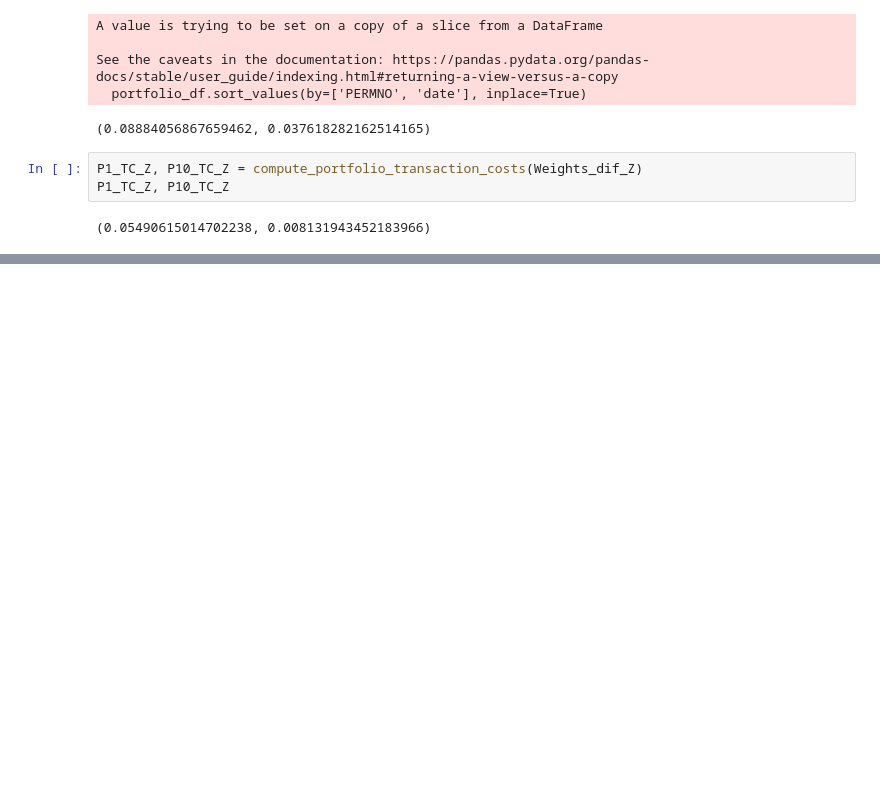
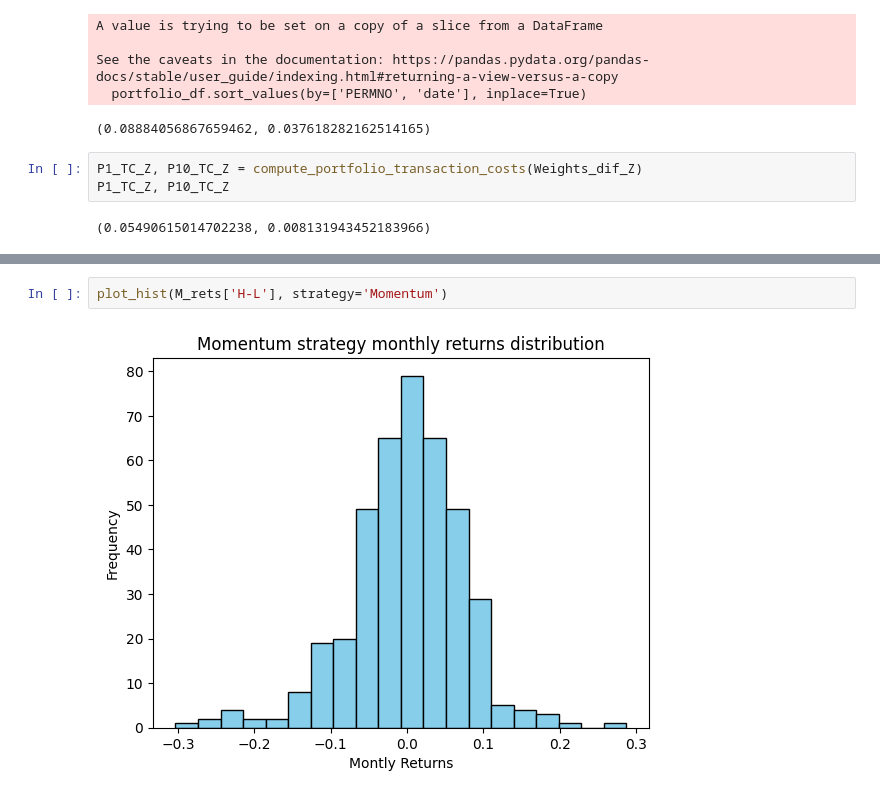
Before and after one commit to Berga20/AdvInv-Project, a Jupyter notebook: Coding.ipynb, the cells around one changed output, grey strips where cells are left out. Drawn from its saved outputs; the diff is of its cells as text; blank space fills up the shorter version.

```diff
--- a/Coding.ipynb
+++ b/Coding.ipynb
@@ -1540,0 +1698,4 @@ P1_TC_Z, P10_TC_Z
+# %%
+plot_hist(M_rets['H-L'], strategy='Momentum')
+# %% [output]
+[figure, added]
```
Also changed, not shown: parts of 12 cells of this notebook.
